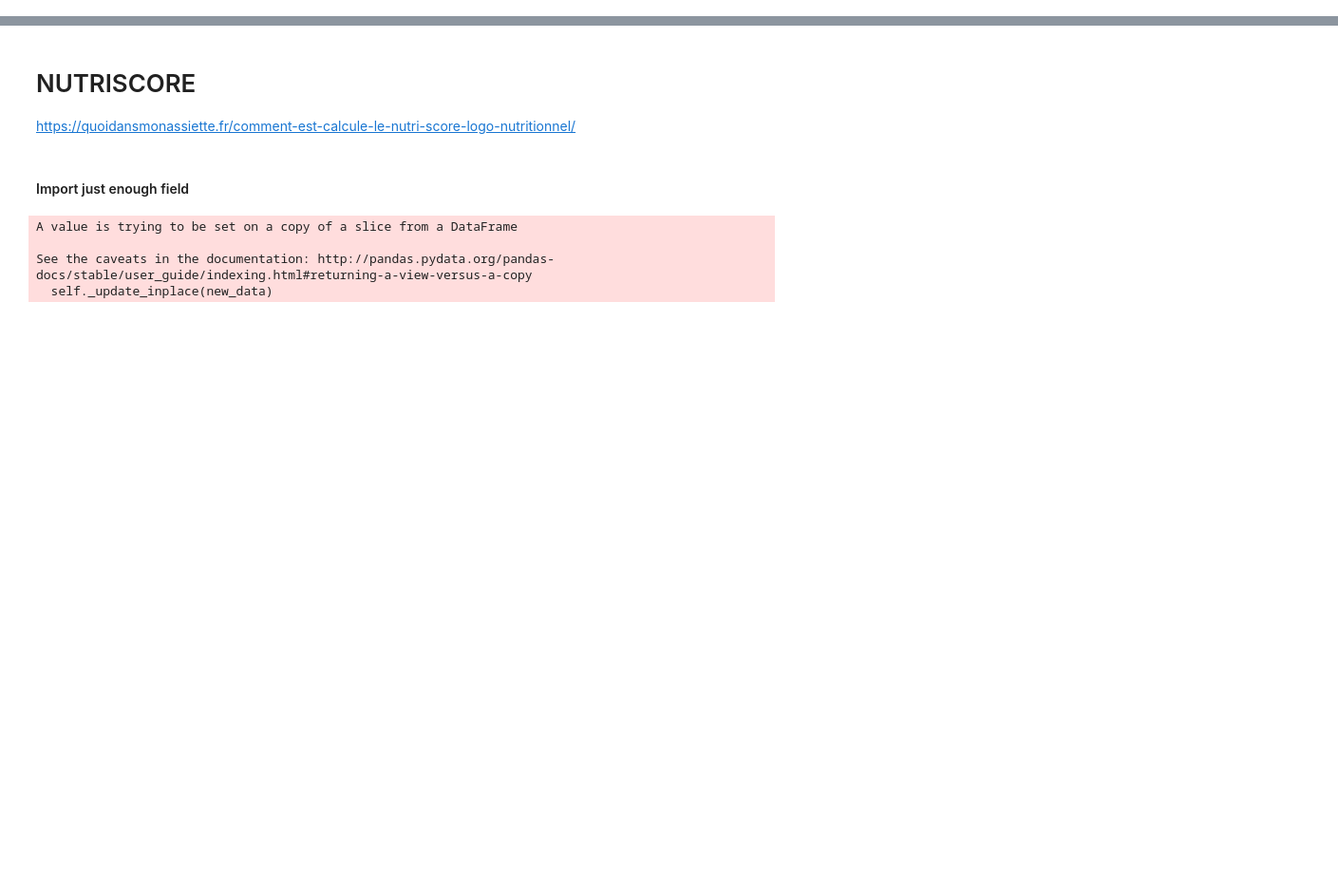
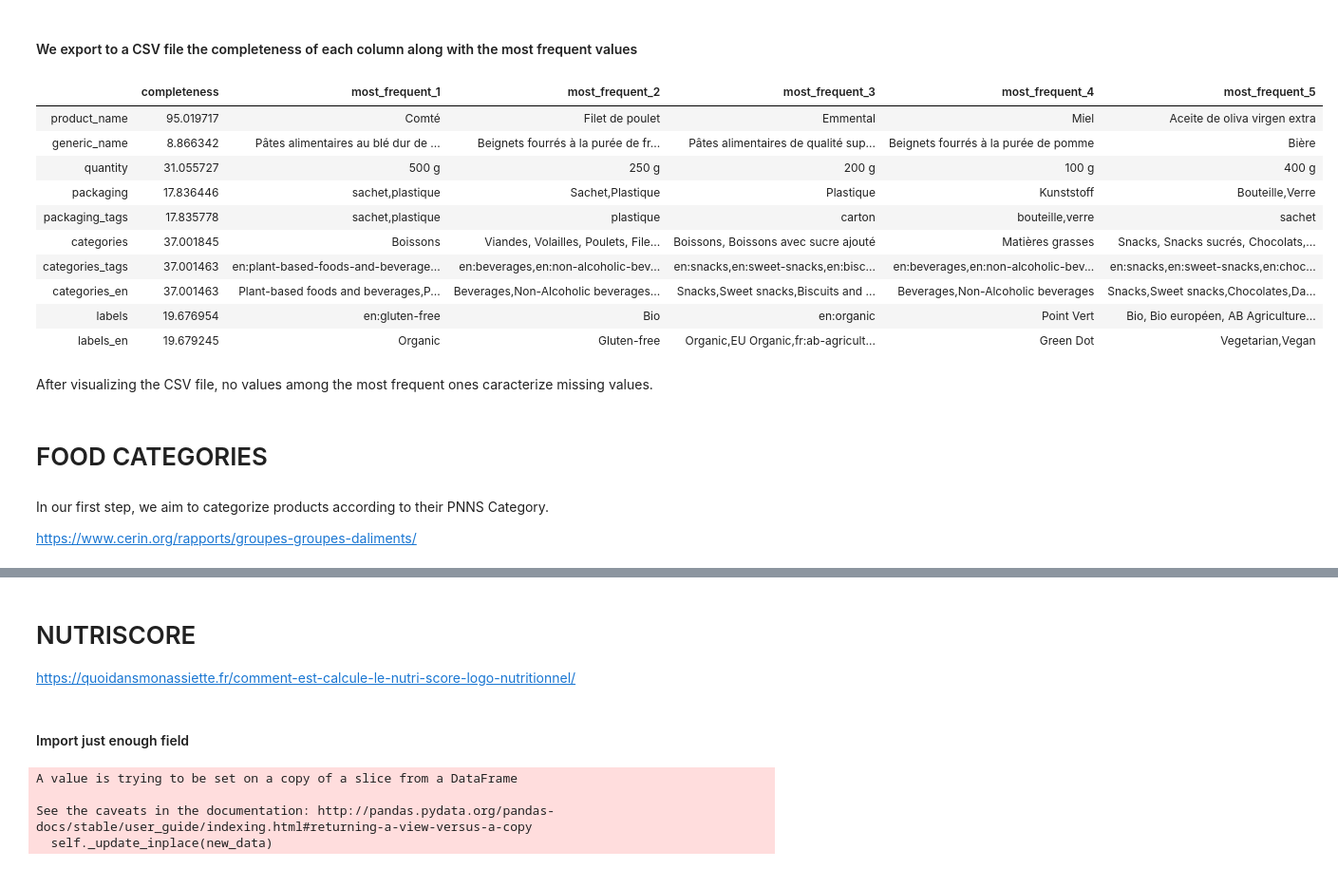
Before and after one commit to romi514/ProjectADA, a Jupyter notebook: exploration/columns_exploration.ipynb, the cells around one changed output, grey strips where cells are left out. Shown: that part at 95% size. Saved outputs shown, nothing was run; the diff lists cells and outputs as text; code cells hidden in the pictures; blank space fills up the shorter version.

Commit message:
Categories almost finished

```diff
--- a/exploration/columns_exploration.ipynb
+++ b/exploration/columns_exploration.ipynb
@@ -186,0 +26,34 @@ tagged
+# %%
+data = data.drop(columns2drop,axis=1)
+# %%
+data = data.replace("unknown",np.nan)
+# %%
+columns2keep = data.columns[data.count()/len(data.index)*100 > 3].values
+# %%
+data = data[columns2keep]
+# %% [markdown]
+#### We export to a CSV file the completeness of each column along with the most frequent values
+# %%
+nRows = len(data.index)
+odf = pd.DataFrame(columns = ["most_frequent_1","most_frequent_2","most_frequent_3","most_frequent_4","most_frequent_5"])
+
+for col in data.columns:
+    freq_list = data[col].value_counts().head(5).index.tolist()
+    while (len(freq_list) < 5) :
+        freq_list.append("")
+    odf.loc[col] = freq_list
+
+odf.insert(0,"completeness",(data.count()/len(data.index)*100).values)
+odf.head(10)
+# %% [output]
+|  | completeness | most_frequent_1 | most_frequent_2 | most_frequent_3 | most_frequent_4 | most_frequent_5 |
+| product_name | 95.019717 | Comté | Filet de poulet | Emmental | Miel | Aceite de oliva virgen extra |
+| generic_name | 8.866342 | Pâtes alimentaires au blé dur de ... | Beignets fourrés à la purée de fr... | Pâtes alimentaires de qualité sup... | Beignets fourrés à la purée de pomme | Bière |
+| quantity | 31.055727 | 500 g | 250 g | 200 g | 100 g | 400 g |
+| packaging | 17.836446 | sachet,plastique | Sachet,Plastique | Plastique | Kunststoff | Bouteille,Verre |
+| packaging_tags | 17.835778 | sachet,plastique | plastique | carton | bouteille,verre | sachet |
+| categories | 37.001845 | Boissons | Viandes, Volailles, Poulets, File... | Boissons, Boissons avec sucre ajouté | Matières grasses | Snacks, Snacks sucrés, Chocolats,... |
+| categories_tags | 37.001463 | en:plant-based-foods-and-beverage... | en:beverages,en:non-alcoholic-bev... | en:snacks,en:sweet-snacks,en:bisc... | en:beverages,en:non-alcoholic-bev... | en:snacks,en:sweet-snacks,en:choc... |
+| categories_en | 37.001463 | Plant-based foods and beverages,P... | Beverages,Non-Alcoholic beverages... | Snacks,Sweet snacks,Biscuits and ... | Beverages,Non-Alcoholic beverages | Snacks,Sweet snacks,Chocolates,Da... |
+| labels | 19.676954 | en:gluten-free | Bio | en:organic | Point Vert | Bio, Bio européen, AB Agriculture... |
+| labels_en | 19.679245 | Organic | Gluten-free | Organic,EU Organic,fr:ab-agricult... | Green Dot | Vegetarian,Vegan |
@@ -186,0 +62,8 @@ tagged
+# %% [markdown]
+After visualizing the CSV file, no values among the most frequent ones caracterize missing values.
+# %% [markdown]
+# FOOD CATEGORIES
+# %% [markdown]
+In our first step, we aim to categorize products according to their PNNS Category.
+
+https://www.cerin.org/rapports/groupes-groupes-daliments/
```
Also changed, not shown: parts of 48 cells of this notebook, 2 other files.
